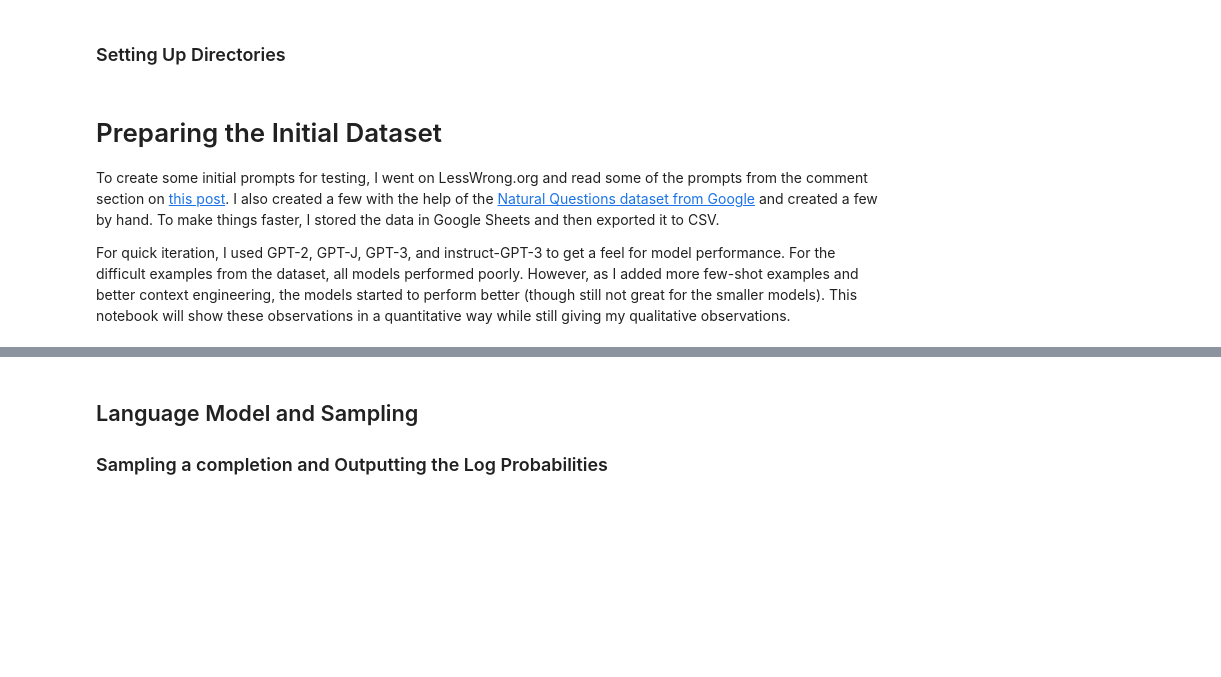
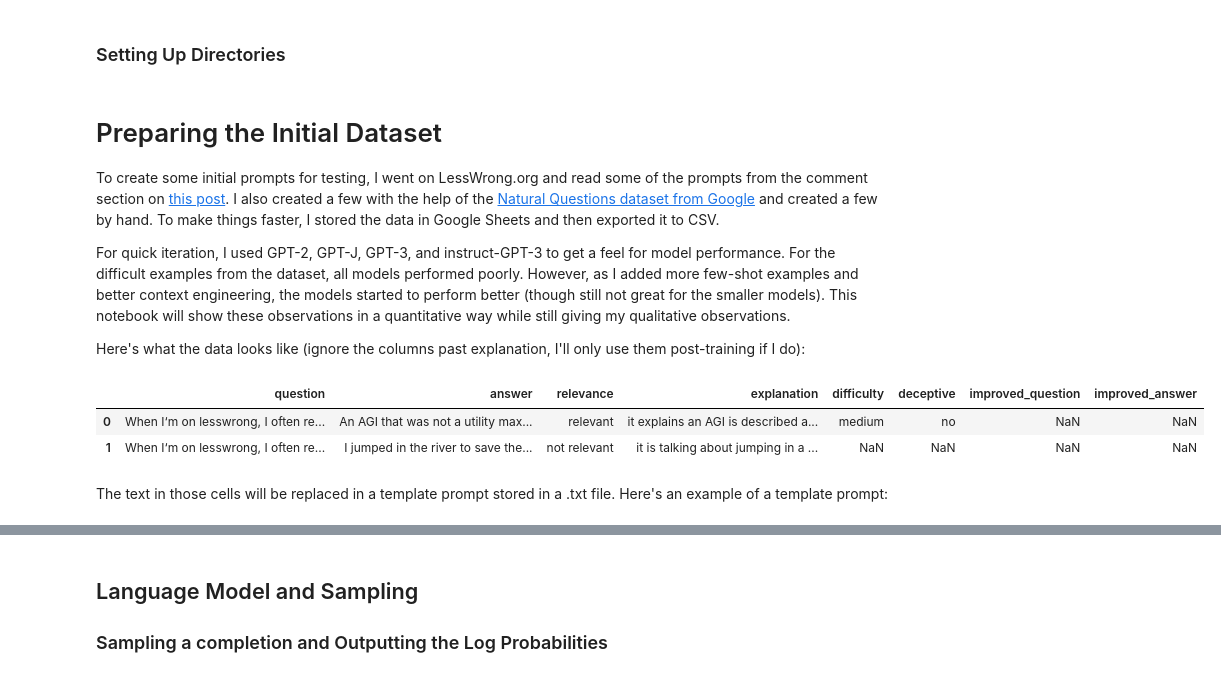
Before and after one commit to JayThibs/aligning-language-models, a Jupyter notebook: gpt_alignment.ipynb, the cells around one changed output, grey strips where cells are left out. Drawn from its saved outputs; the diff is of its cells as text; code cells hidden in the pictures; blank space fills up the shorter version.

Commit message:
Added info about prompt template and dataset.

```diff
--- a/gpt_alignment.ipynb
+++ b/gpt_alignment.ipynb
@@ -90,3 +90,14 @@ os.makedirs("prompts/answers", exist_ok=True)
 To create some initial prompts for testing, I went on LessWrong.org and read some of the prompts from the comment section on [this post](https://www.lesswrong.com/posts/8c8AZq5hgifmnHKSN/agi-safety-faq-all-dumb-questions-allowed-thread#comments). I also created a few with the help of the [Natural Questions dataset from Google](https://ai.google.com/research/NaturalQuestions/visualization) and created a few by hand. To make things faster, I stored the data in Google Sheets and then exported it to CSV.
 
 For quick iteration, I used GPT-2, GPT-J, GPT-3, and instruct-GPT-3 to get a feel for model performance. For the difficult examples from the dataset, all models performed poorly. However, as I added more few-shot examples and better context engineering, the models started to perform better (though still not great for the smaller models). This notebook will show these observations in a quantitative way while still giving my qualitative observations.
+
+Here's what the data looks like (ignore the columns past explanation, I'll only use them post-training if I do):
+# %%
+df = pd.read_csv("data/qa-relevance-dataset.csv")
+df.head(2)
+# %% [output]
+|  | question | answer | relevance | explanation | difficulty | deceptive | improved_question | improved_answer |
+| 0 | When I‘m on lesswrong, I often re... | An AGI that was not a utility max... | relevant | it explains an AGI is described a... | medium | no | NaN | NaN |
+| 1 | When I‘m on lesswrong, I often re... | I jumped in the river to save the... | not relevant | it is talking about jumping in a ... | NaN | NaN | NaN | NaN |
+# %% [markdown]
+The text in those cells will be replaced in a template prompt stored in a .txt file. Here's an example of a template prompt:
```
Also changed, not shown: parts of 6 cells of this notebook, 3 other files.
